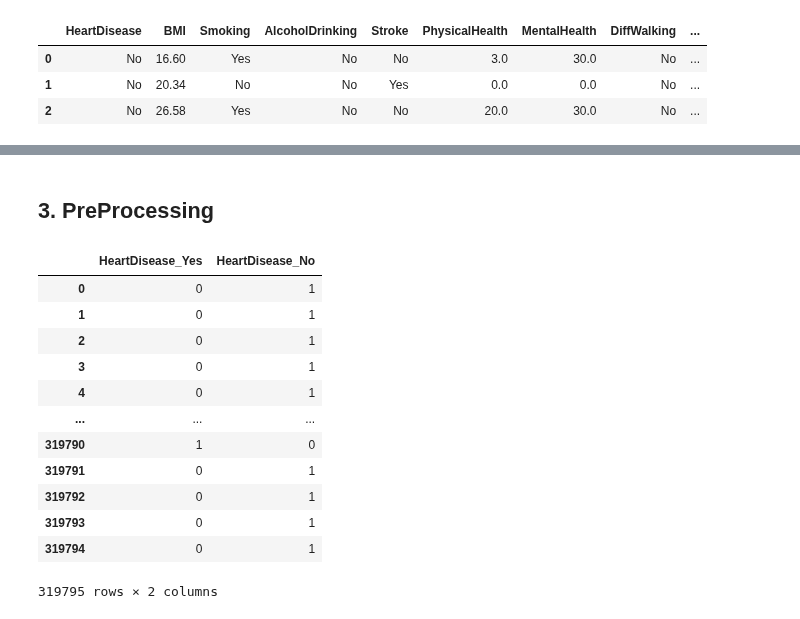
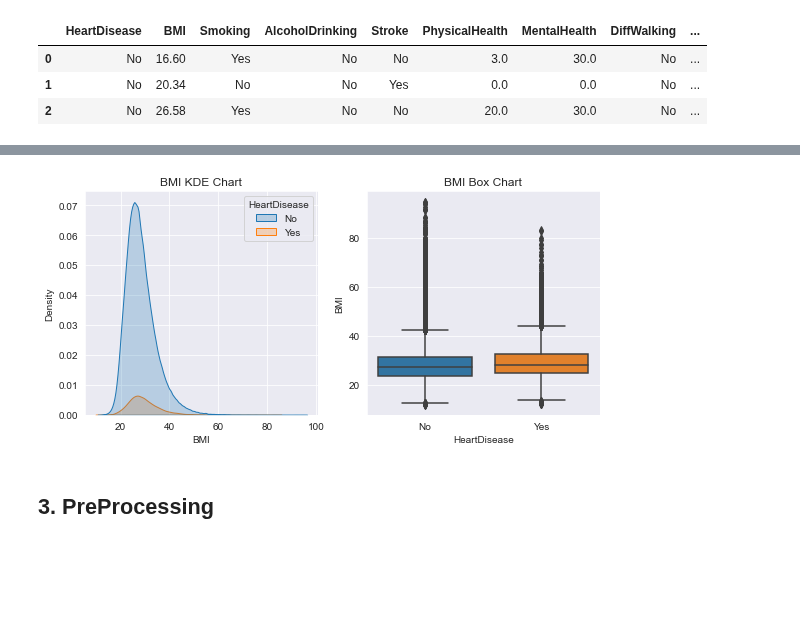
Before and after one commit to iss760/machine-learning, a Jupyter notebook: model/Light_GBM.ipynb, the cells around one changed output, grey strips where cells are left out. Cells and saved outputs as stored; diff of their text form; code cells hidden in the pictures; blank space fills up the shorter version.

```diff
--- a/model/Light_GBM.ipynb
+++ b/model/Light_GBM.ipynb
@@ -200,19 +160,9 @@ show_corr_target(heart_data, col, target_col)
+# %%
+# GenHealth에 따른 HeartDisease의 분포도
+col = 'BMI'
+target_col = 'HeartDisease'
+show_corr_target(heart_data, col, target_col)
+# %% [output]
+[figure, added]
 # %% [markdown]
 ## 3. PreProcessing
-# %%
-temp = pd.get_dummies(heart_data)
-temp[['HeartDisease_Yes', 'HeartDisease_No']]
-# %% [output]
-|  | HeartDisease_Yes | HeartDisease_No |
-| 0 | 0 | 1 |
-| 1 | 0 | 1 |
-| 2 | 0 | 1 |
-| 3 | 0 | 1 |
-| 4 | 0 | 1 |
-| ... | ... | ... |
-| 319790 | 1 | 0 |
-| 319791 | 0 | 1 |
-| 319792 | 0 | 1 |
-| 319793 | 0 | 1 |
-| 319794 | 0 | 1 |
-319795 rows × 2 columns
```
Also changed, not shown: parts of 18 cells of this notebook, 1 other file.
